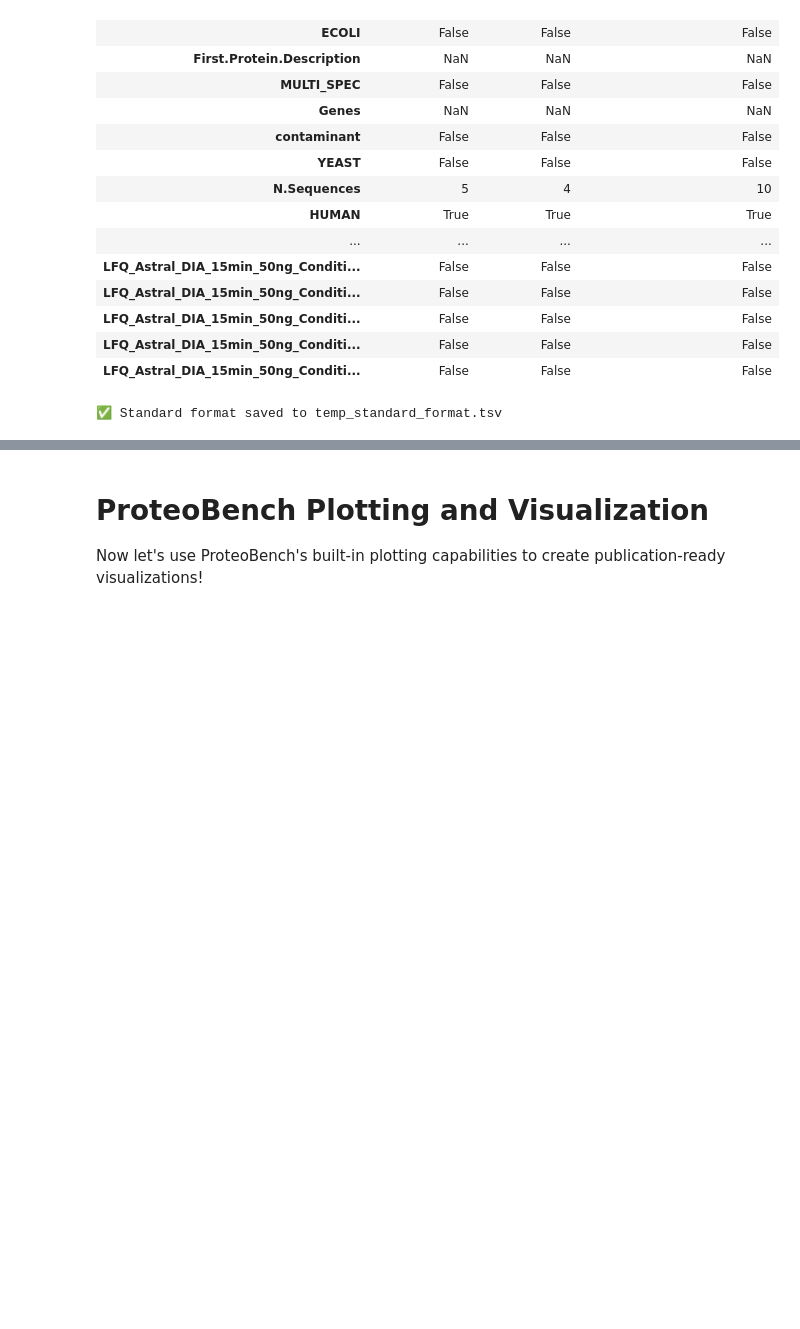
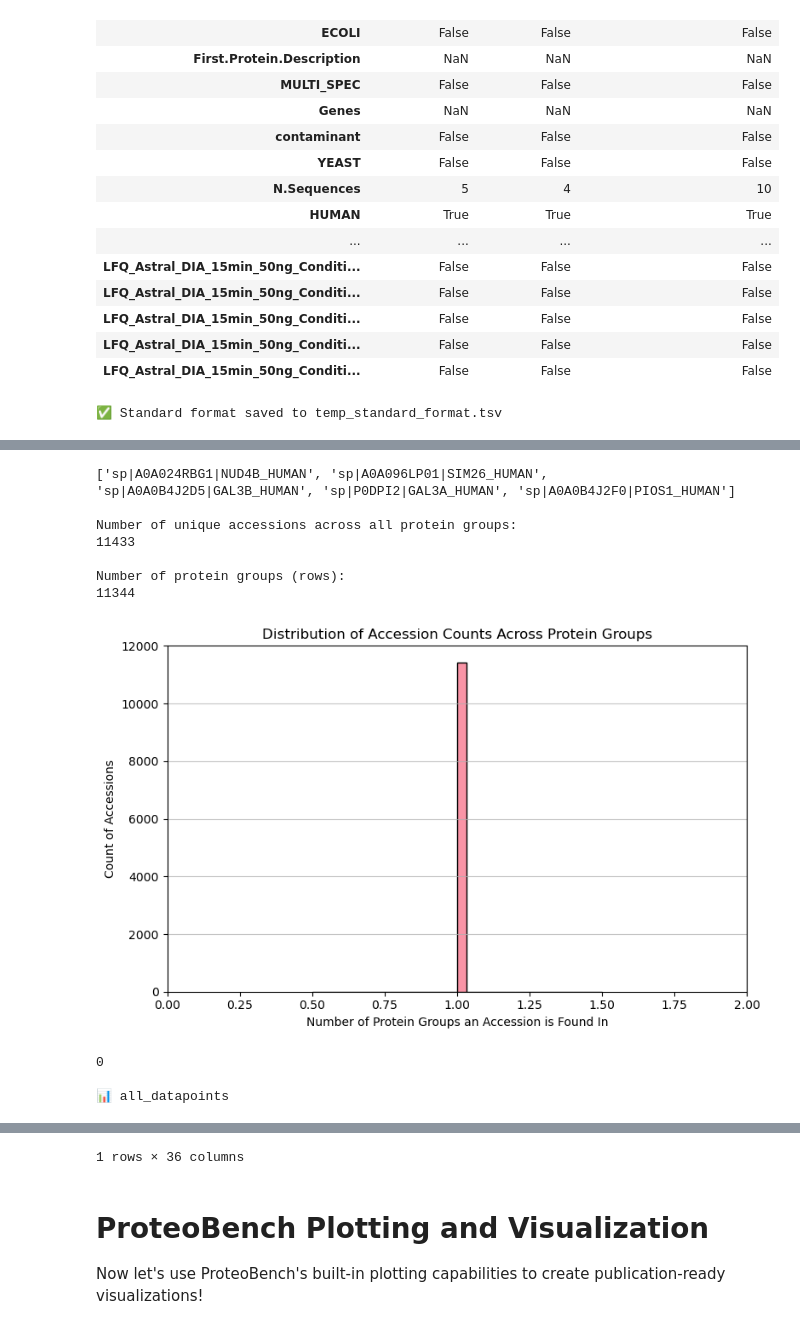
Before and after one commit to Proteobench/ProteoBench, a Jupyter notebook: jupyter_notebooks/dev_tests/test_astral_module_notebook.ipynb, the cells around one changed output, grey strips where cells are left out. Saved outputs shown, nothing was run; the diff lists cells and outputs as text; code cells hidden in the pictures; blank space fills up the shorter version.

```diff
--- a/jupyter_notebooks/dev_tests/test_astral_module_notebook.ipynb
+++ b/jupyter_notebooks/dev_tests/test_astral_module_notebook.ipynb
@@ -270,0 +360,46 @@ except Exception as e:
+# %%
+# Add the number of unique single accessions in datapoint
+unlist_accessions = intermediate_df["Proteins"].apply(lambda x: [acc for acc in x.split(";") if ";" not in acc] if pd.notnull(x) else [])
+## concatenate all accessions into a single list to check for duplicates across protein groups
+all_accessions = [acc for sublist in unlist_accessions for acc in sublist]
+print(all_accessions[0:5])
+print("\nNumber of unique accessions across all protein groups:")
+print(len(set(all_accessions)))
+print("\nNumber of protein groups (rows):")
+print(len(intermediate_df["Proteins"]))
+
+all_datapoints["Num_Unique_Single_Accessions"] = len(set(all_accessions))
+
+# Add the number of unique single accessions that are present more than once (i.e. in multiple protein groups)
+from collections import Counter
+accession_counts = Counter(all_accessions)
+acc_count_val = accession_counts.values()
+## plot histogram of accession counts
+plt.figure(figsize=(8, 5))
+sns.histplot(list(accession_counts.values()), bins=30, kde=False)
+plt.title("Distribution of Accession Counts Across Protein Groups")
+plt.xlabel("Number of Protein Groups an Accession is Found In")
+plt.ylabel("Count of Accessions")
+plt.xlim(0, max(accession_counts.values()) + 1)
+plt.grid(axis='y', alpha=0.75)
+plt.tight_layout()
+plt.show()
+## return how many accessions are present in more than one protein group
+print(sum([count > 1 for count in acc_count_val]))
+
+all_datapoints["Num_accession_present_in_multiple_groups"] = sum([count > 1 for count in acc_count_val])
+all_datapoints["Prop_accession_present_in_multiple_groups"] = all_datapoints["Num_accession_present_in_multiple_groups"] / all_datapoints["Num_Unique_Single_Accessions"]
+print("\n📊 all_datapoints")
+display(all_datapoints)
+# %% [output]
+['sp|A0A024RBG1|NUD4B_HUMAN', 'sp|A0A096LP01|SIM26_HUMAN', 'sp|A0A0B4J2D5|GAL3B_HUMAN', 'sp|P0DPI2|GAL3A_HUMAN', 'sp|A0A0B4J2F0|PIOS1_HUMAN']
+
+Number of unique accessions across all protein groups:
+11433
+
+Number of protein groups (rows):
+11344
+[figure, added]
+0
+
+📊 all_datapoints
@@ -271,3 +408,4 @@ except Exception as e:
+1 rows × 36 columns
 # %% [markdown]
 # ProteoBench Plotting and Visualization
 
```
Also changed, not shown: parts of 7 cells of this notebook, 1 other file.
